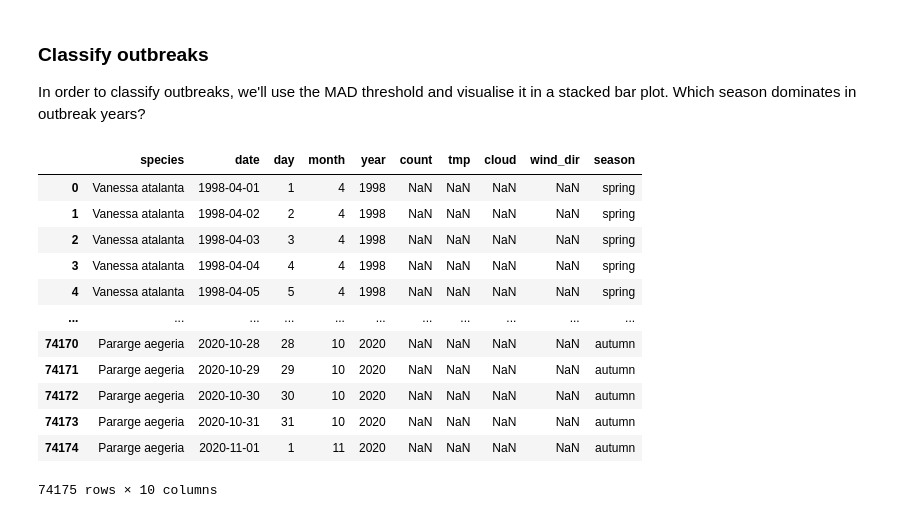
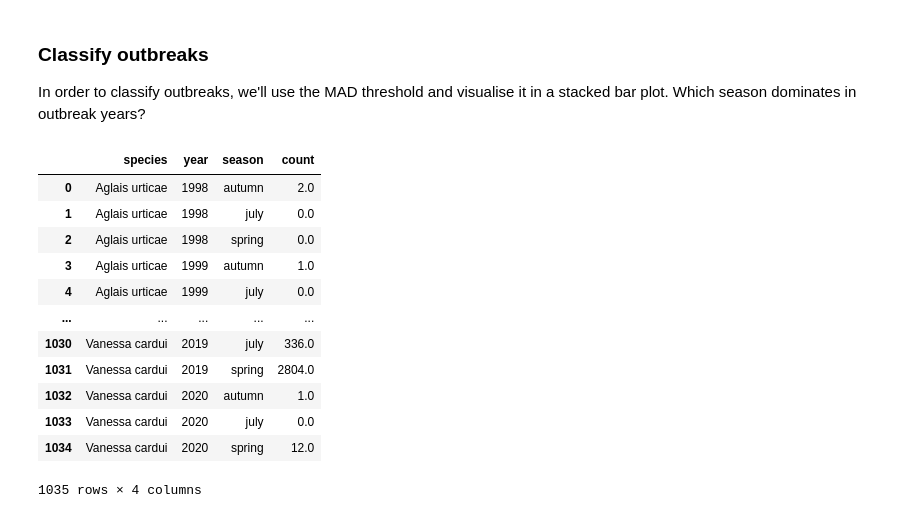
Before and after one commit to gtlab-barcelona/robert, a Jupyter notebook: anomalies/code/7-update-vatalanta-outbreaks.ipynb, the cells around one changed output. Cells and saved outputs as stored; diff of their text form; code cells hidden in the pictures.

```diff
--- a/anomalies/code/7-update-vatalanta-outbreaks.ipynb
+++ b/anomalies/code/7-update-vatalanta-outbreaks.ipynb
@@ -57,28 +56,28 @@ In order to classify outbreaks, we'll use the MAD threshold and visualise it in
 # %%
 def which_season(row):
     if row['month'] < 7:   # define spring as
         val = 'spring'     # april to june, skip
     elif row['month'] > 7: # july, and autumn from
         val = 'autumn'     # august to october
     else:
         val = 'july'
     return val
 
-# add season as column
+# add season as column and summarise data to total counts per year & season
 count_daily['season'] = count_daily.apply(which_season, axis=1)
-
-count_daily
+count_season = count_daily.groupby(['species', 'year', 'season'], as_index=False)['count'].sum(min_count=1)
+count_season
 # %% [output]
-|  | species | date | day | month | year | count | tmp | cloud | wind_dir | season |
-| 0 | Vanessa atalanta | 1998-04-01 | 1 | 4 | 1998 | NaN | NaN | NaN | NaN | spring |
-| 1 | Vanessa atalanta | 1998-04-02 | 2 | 4 | 1998 | NaN | NaN | NaN | NaN | spring |
-| 2 | Vanessa atalanta | 1998-04-03 | 3 | 4 | 1998 | NaN | NaN | NaN | NaN | spring |
-| 3 | Vanessa atalanta | 1998-04-04 | 4 | 4 | 1998 | NaN | NaN | NaN | NaN | spring |
-| 4 | Vanessa atalanta | 1998-04-05 | 5 | 4 | 1998 | NaN | NaN | NaN | NaN | spring |
-| ... | ... | ... | ... | ... | ... | ... | ... | ... | ... | ... |
-| 74170 | Pararge aegeria | 2020-10-28 | 28 | 10 | 2020 | NaN | NaN | NaN | NaN | autumn |
-| 74171 | Pararge aegeria | 2020-10-29 | 29 | 10 | 2020 | NaN | NaN | NaN | NaN | autumn |
-| 74172 | Pararge aegeria | 2020-10-30 | 30 | 10 | 2020 | NaN | NaN | NaN | NaN | autumn |
-| 74173 | Pararge aegeria | 2020-10-31 | 31 | 10 | 2020 | NaN | NaN | NaN | NaN | autumn |
-| 74174 | Pararge aegeria | 2020-11-01 | 1 | 11 | 2020 | NaN | NaN | NaN | NaN | autumn |
+|  | species | year | season | count |
+| 0 | Aglais urticae | 1998 | autumn | 2.0 |
+| 1 | Aglais urticae | 1998 | july | 0.0 |
+| 2 | Aglais urticae | 1998 | spring | 0.0 |
+| 3 | Aglais urticae | 1999 | autumn | 1.0 |
+| 4 | Aglais urticae | 1999 | july | 0.0 |
+| ... | ... | ... | ... | ... |
+| 1030 | Vanessa cardui | 2019 | july | 336.0 |
+| 1031 | Vanessa cardui | 2019 | spring | 2804.0 |
+| 1032 | Vanessa cardui | 2020 | autumn | 1.0 |
+| 1033 | Vanessa cardui | 2020 | july | 0.0 |
+| 1034 | Vanessa cardui | 2020 | spring | 12.0 |
-74175 rows × 10 columns
+1035 rows × 4 columns
```
Also changed, not shown: parts of 9 cells of this notebook, 8 other files.
